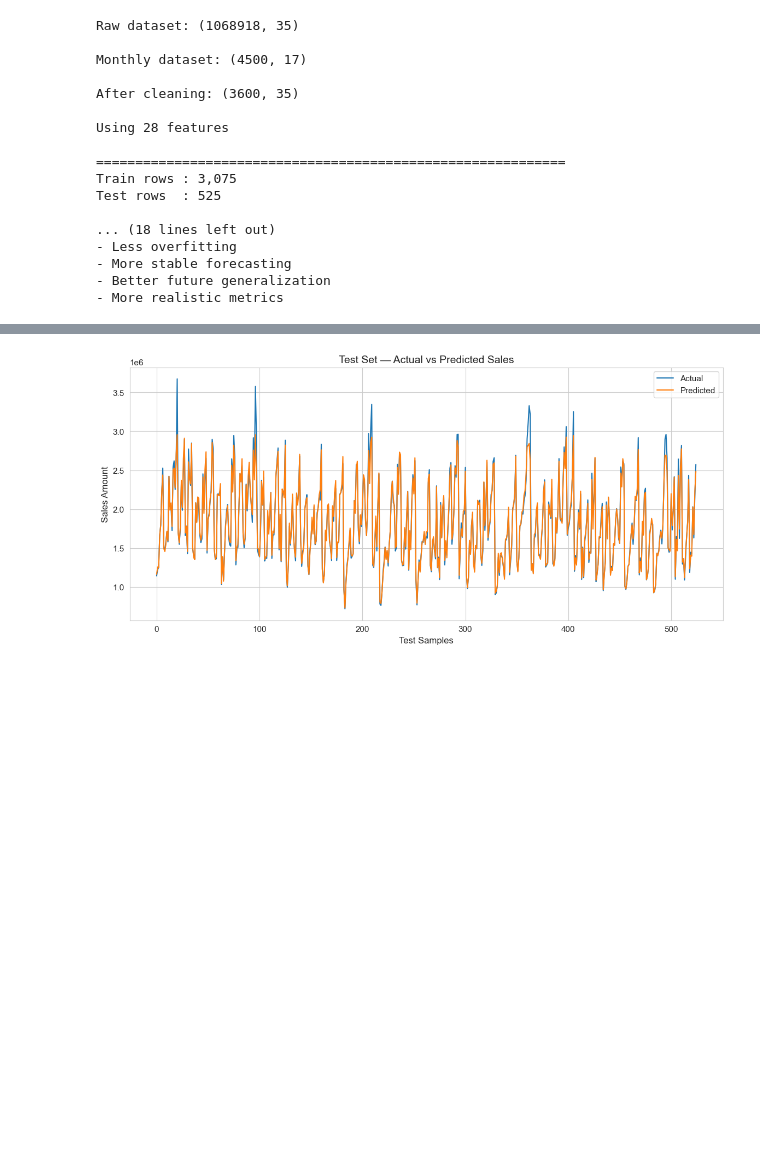
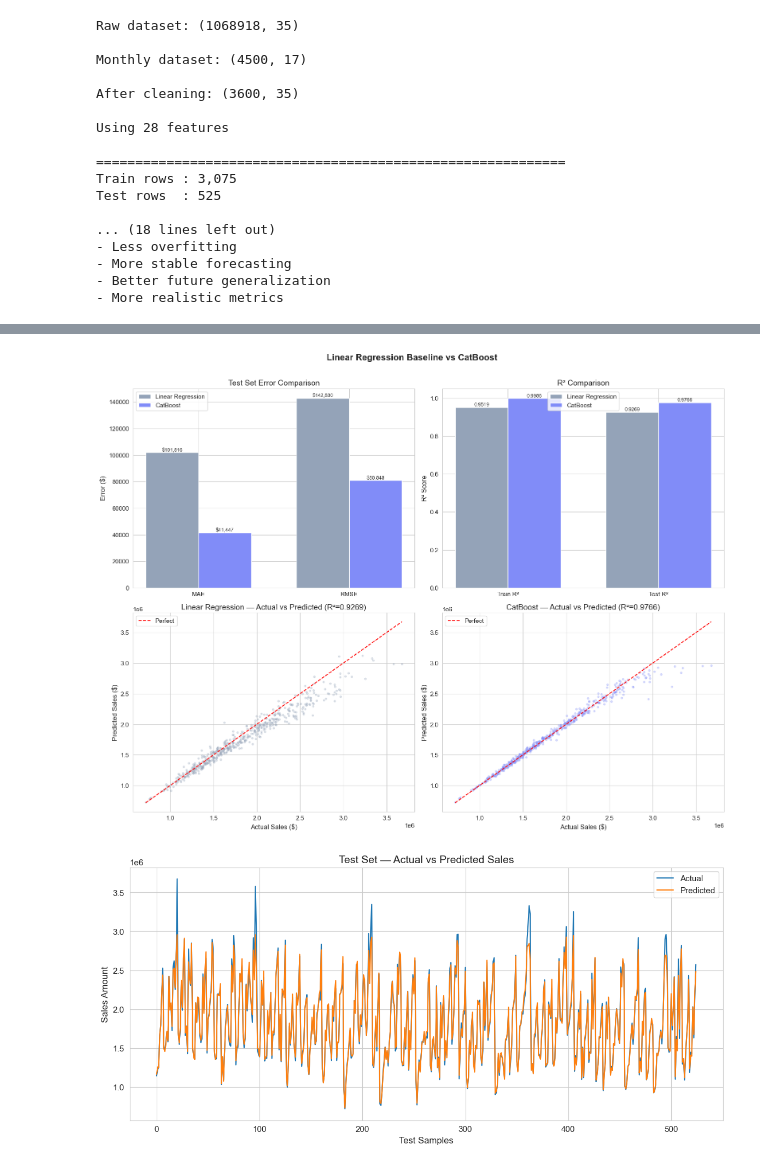
Before and after one commit to AliSherif2303/Apple-Retail-Sales-Forcasting, a Jupyter notebook: notebooks/CAT_LIVE.ipynb, the cells around one changed output, grey strips where cells are left out. Cells and saved outputs as stored; diff of their text form; code cells hidden in the pictures; blank space fills up the shorter version.

```diff
--- a/notebooks/CAT_LIVE.ipynb
+++ b/notebooks/CAT_LIVE.ipynb
@@ -532,7 +586,6 @@ model = CatBoostRegressor(
 
     eval_metric='RMSE',
 
-    custom_metric=['MAE'],
     random_seed=42,
 
     verbose=100
@@ -723,3 +780,78 @@ Final Validation MAE: 41,447.30
+# %%
+# =============================================================================
+# PLOTS: Baseline vs CatBoost
+# =============================================================================
+
+import matplotlib.pyplot as plt
+import numpy as np
+
+fig, axes = plt.subplots(2, 2, figsize=(16, 12))
+fig.suptitle('Linear Regression Baseline vs CatBoost', fontsize=16, fontweight='bold', y=1.01)
+
+# --- 1. Bar chart: MAE & RMSE comparison ---
+ax = axes[0, 0]
+metrics = ['MAE', 'RMSE']
+lr_vals = [lr_test_mae, lr_test_rmse]
+cat_vals = [cat_test_mae, cat_test_rmse]
+x = np.arange(len(metrics))
+w = 0.35
+bars1 = ax.bar(x - w/2, lr_vals, w, label='Linear Regression', color='#94a3b8', edgecolor='white')
+bars2 = ax.bar(x + w/2, cat_vals, w, label='CatBoost', color='#818cf8', edgecolor='white')
+ax.set_xticks(x)
+ax.set_xticklabels(metrics)
+ax.set_ylabel('Error ($)')
+ax.set_title('Test Set Error Comparison')
+ax.legend()
+for bar in bars1:
+    ax.text(bar.get_x() + bar.get_width()/2, bar.get_height(),
+            f'${bar.get_height():,.0f}', ha='center', va='bottom', fontsize=9)
+for bar in bars2:
+    ax.text(bar.get_x() + bar.get_width()/2, bar.get_height(),
+            f'${bar.get_height():,.0f}', ha='center', va='bottom', fontsize=9)
+
+# --- 2. Bar chart: R² comparison ---
+ax = axes[0, 1]
+r2_labels = ['Train R²', 'Test R²']
+lr_r2 = [lr_train_r2, lr_test_r2]
+cat_r2 = [cat_train_r2, cat_test_r2]
+bars1 = ax.bar(np.arange(2) - w/2, lr_r2, w, label='Linear Regression', color='#94a3b8', edgecolor='white')
+bars2 = ax.bar(np.arange(2) + w/2, cat_r2, w, label='CatBoost', color='#818cf8', edgecolor='white')
+ax.set_xticks(np.arange(2))
+ax.set_xticklabels(r2_labels)
+ax.set_ylabel('R² Score')
+ax.set_title('R² Comparison')
+ax.set_ylim(0, 1.05)
+ax.legend()
+for bar in bars1:
+    ax.text(bar.get_x() + bar.get_width()/2, bar.get_height(),
+            f'{bar.get_height():.4f}', ha='center', va='bottom', fontsize=9)
+for bar in bars2:
+    ax.text(bar.get_x() + bar.get_width()/2, bar.get_height(),
+            f'{bar.get_height():.4f}', ha='center', va='bottom', fontsize=9)
+
+# --- 3. Scatter: Baseline Actual vs Predicted ---
+ax = axes[1, 0]
+ax.scatter(y_test, lr_test_preds, alpha=0.3, s=10, color='#94a3b8')
+mn, mx = y_test.min(), y_test.max()
+ax.plot([mn, mx], [mn, mx], 'r--', lw=1.5, label='Perfect')
+ax.set_xlabel('Actual Sales ($)')
+ax.set_ylabel('Predicted Sales ($)')
+ax.set_title(f'Linear Regression — Actual vs Predicted (R²={lr_test_r2:.4f})')
+ax.legend()
+
+# --- 4. Scatter: CatBoost Actual vs Predicted ---
+ax = axes[1, 1]
+ax.scatter(y_test, cat_test_preds, alpha=0.3, s=10, color='#818cf8')
+ax.plot([mn, mx], [mn, mx], 'r--', lw=1.5, label='Perfect')
+ax.set_xlabel('Actual Sales ($)')
+ax.set_ylabel('Predicted Sales ($)')
+ax.set_title(f'CatBoost — Actual vs Predicted (R²={cat_test_r2:.4f})')
+ax.legend()
+
+plt.tight_layout()
+plt.show()
+# %% [output]
+[figure, added]
 # %%
 # =============================================================================
 # PLOTS — TRAIN VS TEST PREDICTIONS
```
Also changed, not shown: parts of 8 cells of this notebook, 27 other files.
